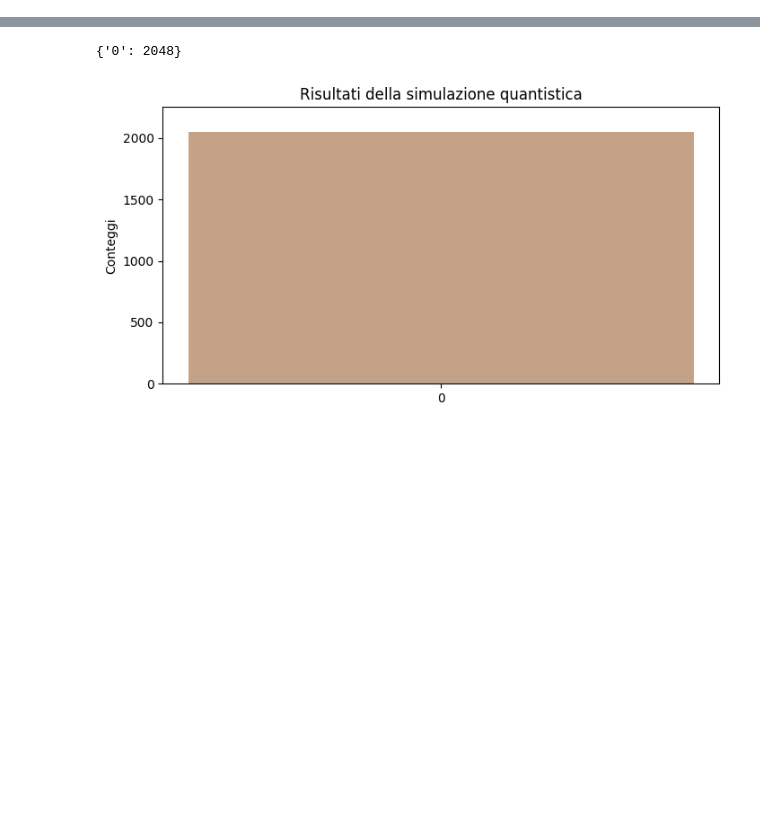
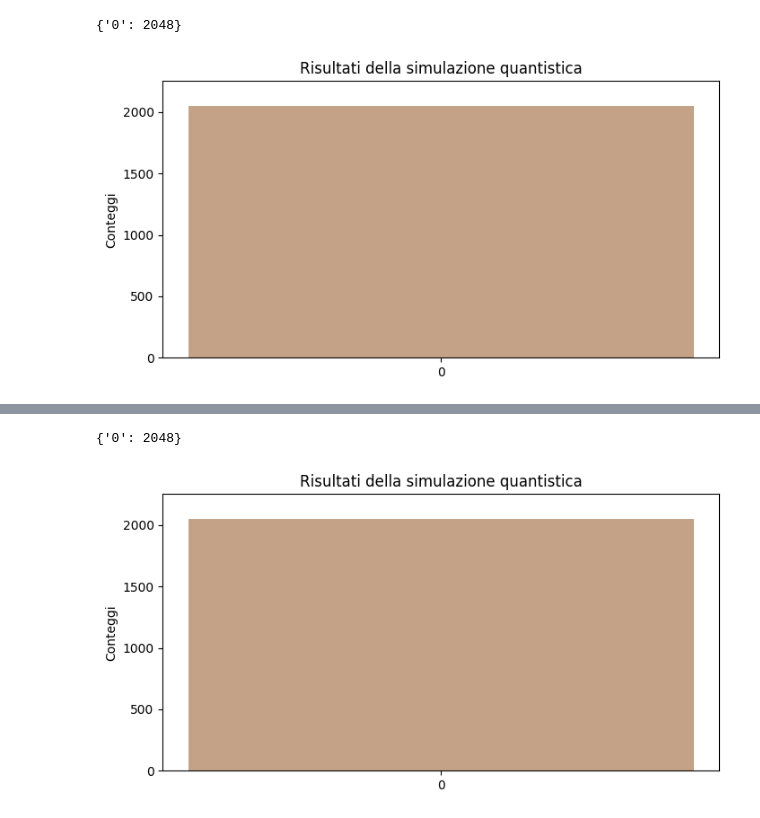
Before and after one commit to GekkeijuITA/FCQ, a Jupyter notebook: Home Assignment/HA8.ipynb, the cells around one changed output, grey strips where cells are left out. Drawn from its saved outputs; the diff is of its cells as text; code cells hidden in the pictures; blank space fills up the shorter version.

```diff
--- a/Home Assignment/HA8.ipynb
+++ b/Home Assignment/HA8.ipynb
@@ -11,3 +62,27 @@ import matplotlib.pyplot as plt
+# %%
+simulator = AerSimulator()
+
+job = simulator.run(qc_x_gate, shots=2048)
+result = job.result()
+
+counts = result.get_counts(qc_x_gate)
+print(counts)
+
+labels = list(counts.keys())
+values = list(counts.values())
+
+fig, ax = plt.subplots(figsize=(8, 4))
+
+bars = ax.bar(labels, values, color='#c4a287')
+
+ax.set_ylabel('Conteggi')
+ax.set_title('Risultati della simulazione quantistica')
+ax.set_ylim(0, max(values) * 1.1)
+
+plt.show()
+# %% [output]
+{'0': 2048}
+[figure, added]
 # %%
 psi = QuantumRegister(1, 'psi')
 ancilla = AncillaRegister(8, 'ancilla')
```
Also changed, not shown: parts of 8 cells of this notebook, 6 other files.
